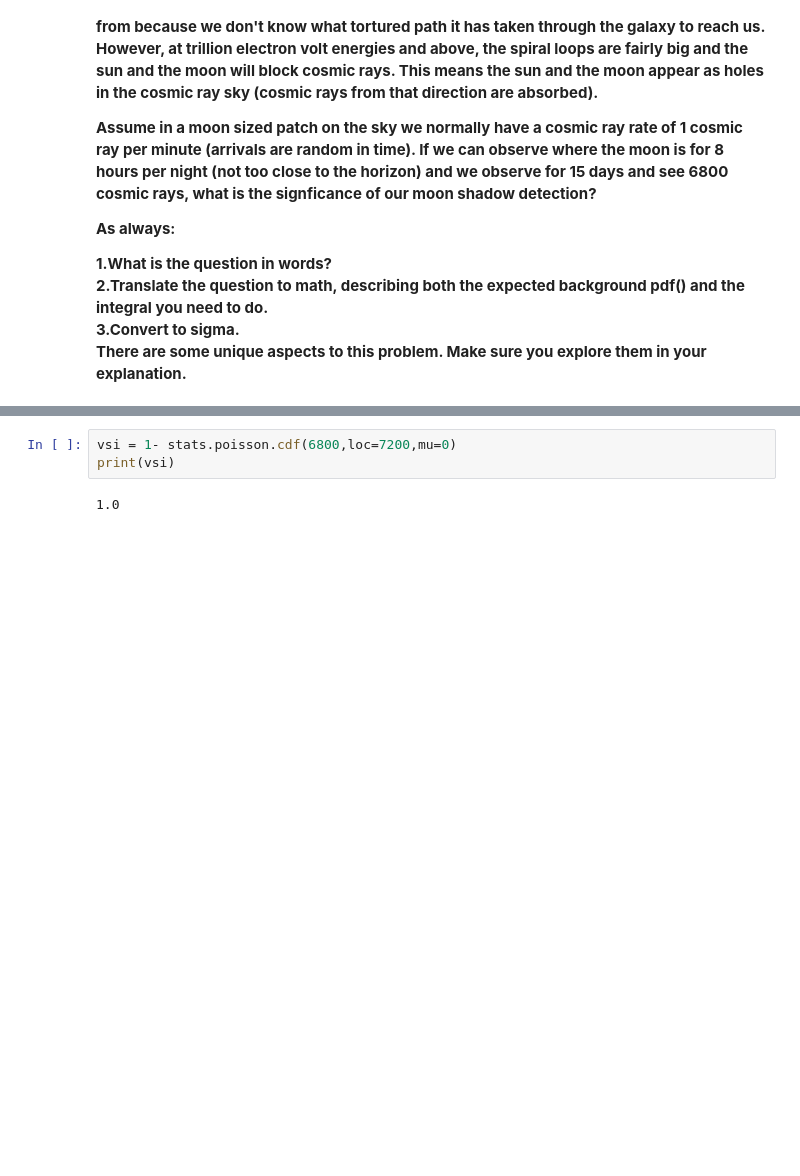
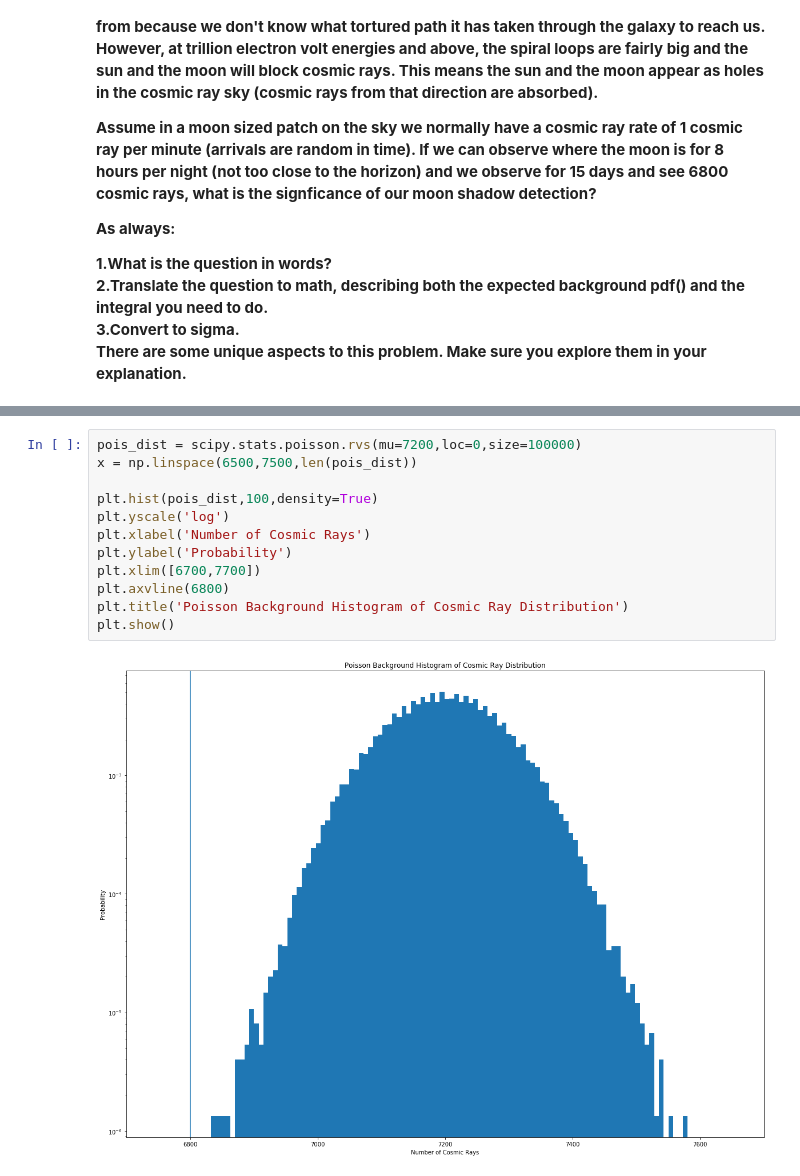
Before and after one commit to ecb49/burns_phys434, a Jupyter notebook: labs/Burns_Lab3.ipynb, the cells around one changed output, grey strips where cells are left out. Cells and saved outputs as stored; diff of their text form; blank space fills up the shorter version.

```diff
--- a/labs/Burns_Lab3.ipynb
+++ b/labs/Burns_Lab3.ipynb
@@ -156,5 +166,14 @@ part 2: poisson
-# %%
-vsi = 1- stats.poisson.cdf(6800,loc=7200,mu=0)
-print(vsi)
-# %% [output]
-1.0
+# %%
+pois_dist = scipy.stats.poisson.rvs(mu=7200,loc=0,size=100000)
+x = np.linspace(6500,7500,len(pois_dist))
+
+plt.hist(pois_dist,100,density=True)
+plt.yscale('log')
+plt.xlabel('Number of Cosmic Rays')
+plt.ylabel('Probability')
+plt.xlim([6700,7700])
+plt.axvline(6800)
+plt.title('Poisson Background Histogram of Cosmic Ray Distribution')
+plt.show()
+# %% [output]
+[figure, added]
```
Also changed, not shown: parts of 8 cells of this notebook.
